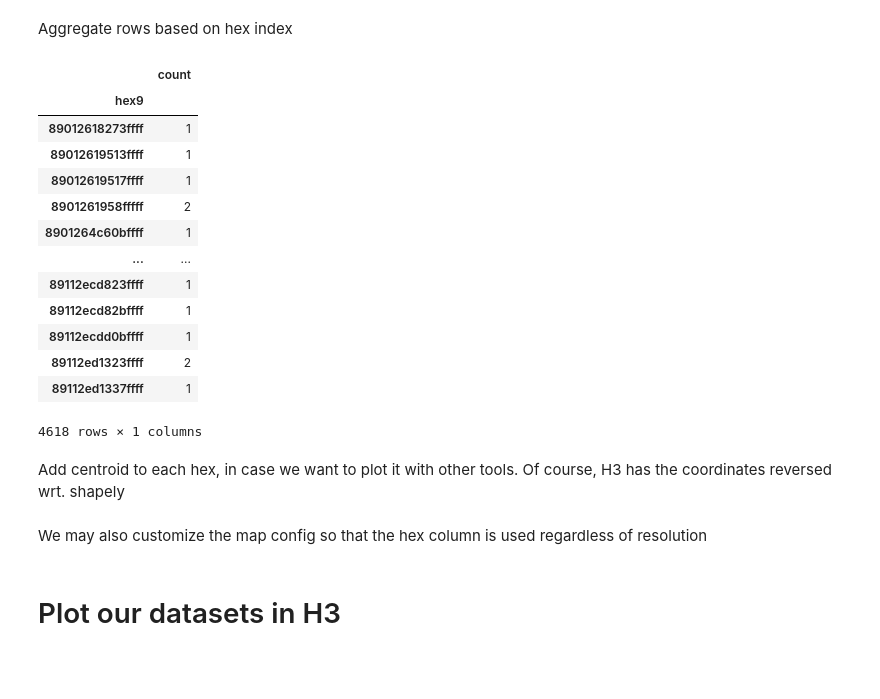
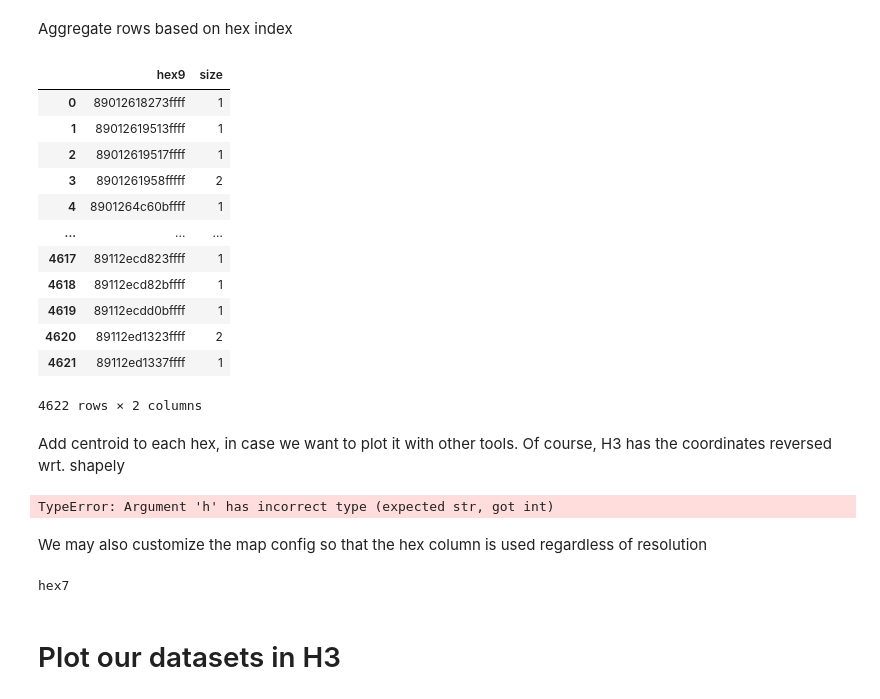
Before and after one commit to GispoCoding/geoviz-notebooks, a Jupyter notebook: notebooks/visualize.ipynb, the cells around one changed output. Cells and saved outputs as stored; diff of their text form; code cells hidden in the pictures; blank space fills up the shorter version.

```diff
--- a/notebooks/visualize.ipynb
+++ b/notebooks/visualize.ipynb
@@ -277,23 +300,22 @@ Aggregate rows based on hex index
 # %%
 hex_col = 'hex' + str(RESOLUTION)
 pöhinä_frame[hex_col] = pöhinä_frame['geometry'].apply(lambda geom: geo_to_h3(geom.y, geom.x, RESOLUTION),1)
-pöhinä_counts = pöhinä_frame.groupby(hex_col).size().to_frame(name='count')
+pöhinä_counts = pöhinä_frame.groupby(hex_col, as_index=False).size()
 pöhinä_counts
 # %% [output]
-|  | count |
-| hex9 |  |
-| 89012618273ffff | 1 |
-| 89012619513ffff | 1 |
-| 89012619517ffff | 1 |
-| 8901261958fffff | 2 |
-| 8901264c60bffff | 1 |
-| ... | ... |
-| 89112ecd823ffff | 1 |
-| 89112ecd82bffff | 1 |
-| 89112ecdd0bffff | 1 |
-| 89112ed1323ffff | 2 |
-| 89112ed1337ffff | 1 |
+|  | hex9 | size |
+| 0 | 89012618273ffff | 1 |
+| 1 | 89012619513ffff | 1 |
+| 2 | 89012619517ffff | 1 |
+| 3 | 8901261958fffff | 2 |
+| 4 | 8901264c60bffff | 1 |
+| ... | ... | ... |
+| 4617 | 89112ecd823ffff | 1 |
+| 4618 | 89112ecd82bffff | 1 |
+| 4619 | 89112ecdd0bffff | 1 |
+| 4620 | 89112ed1323ffff | 2 |
+| 4621 | 89112ed1337ffff | 1 |
-4618 rows × 1 columns
+4622 rows × 2 columns
 # %% [markdown]
 Add centroid to each hex, in case we want to plot it with other tools. Of course, H3 has the coordinates reversed wrt. shapely
 # %%
@@ -301,16 +323,19 @@ centroid_lat_lon = pöhinä_counts.index.map(lambda index: h3_to_geo(index))
 pöhinä_counts['geometry']= [Point(geom[1], geom[0]) for geom in centroid_lat_lon]
 pöhinä_counts[hex_col] = pöhinä_counts.index
 pöhinä_counts = gpd.GeoDataFrame(pöhinä_counts, geometry='geometry', crs=pöhinä_frame.crs)
+# %% [output]
+TypeError: Argument 'h' has incorrect type (expected str, got int)
 # %% [markdown]
 We may also customize the map config so that the hex column is used regardless of resolution
 # %%
-from kepler_h3_config import config
 hex_column = next((column for column in pöhinä_counts.columns if column.startswith('hex')), False)
 for layer in config['config']['visState']['layers']:
     if layer["type"] == "hexagonId" and hex_column:
         print(layer["config"]["label"])
         layer["config"]["label"] = hex_column
         layer["config"]["columns"]["hex_id"] = hex_column
+# %% [output]
+hex7
 # %% [markdown]
 # Plot our datasets in H3
 # %% [markdown]
```
Also changed, not shown: parts of 52 cells of this notebook, 1 other file.
